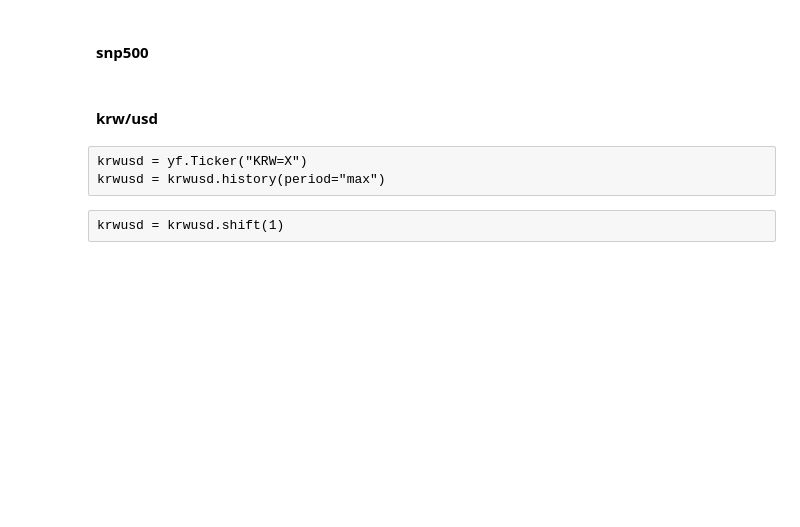
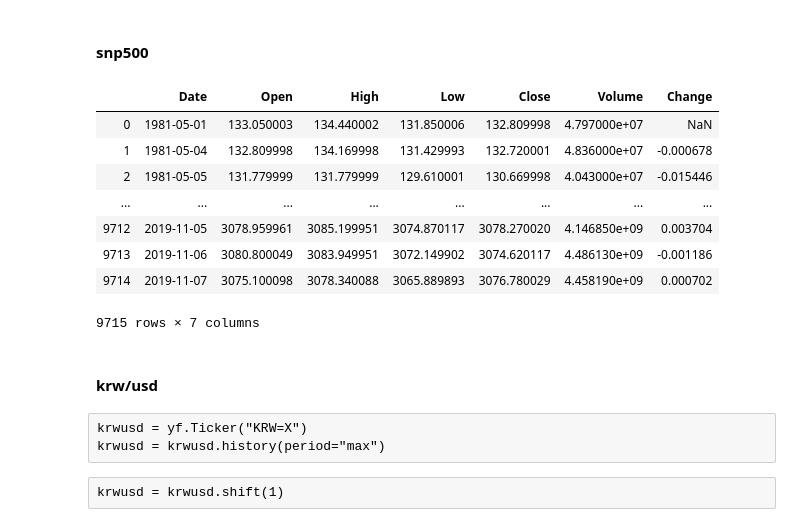
Before and after one commit to kimJoker/ssf_prj1, a Jupyter notebook: stock.ipynb, the cells around one changed output. Drawn from its saved outputs; the diff is of its cells as text; code cells hidden in the pictures; blank space fills up the shorter version.

```diff
--- a/stock.ipynb
+++ b/stock.ipynb
@@ -57,6 +62,18 @@ snp = snp[snp.columns[:-2]]
 # snp['Change'] = snp['Close'].shift(1) / snp['Close'].shift(0) - 1
 # %%
 snp['Change'] = (snp['Close'].shift(0) - snp['Close'].shift(1)) / snp['Close'].shift(1)
+# %%
+snp
+# %% [output]
+|  | Date | Open | High | Low | Close | Volume | Change |
+| 0 | 1981-05-01 | 133.050003 | 134.440002 | 131.850006 | 132.809998 | 4.797000e+07 | NaN |
+| 1 | 1981-05-04 | 132.809998 | 134.169998 | 131.429993 | 132.720001 | 4.836000e+07 | -0.000678 |
+| 2 | 1981-05-05 | 131.779999 | 131.779999 | 129.610001 | 130.669998 | 4.043000e+07 | -0.015446 |
+| ... | ... | ... | ... | ... | ... | ... | ... |
+| 9712 | 2019-11-05 | 3078.959961 | 3085.199951 | 3074.870117 | 3078.270020 | 4.146850e+09 | 0.003704 |
+| 9713 | 2019-11-06 | 3080.800049 | 3083.949951 | 3072.149902 | 3074.620117 | 4.486130e+09 | -0.001186 |
+| 9714 | 2019-11-07 | 3075.100098 | 3078.340088 | 3065.889893 | 3076.780029 | 4.458190e+09 | 0.000702 |
+9715 rows × 7 columns
 # %% [markdown]
 #### krw/usd
 # %% [raw]
```
Also changed, not shown: parts of 27 cells of this notebook.
